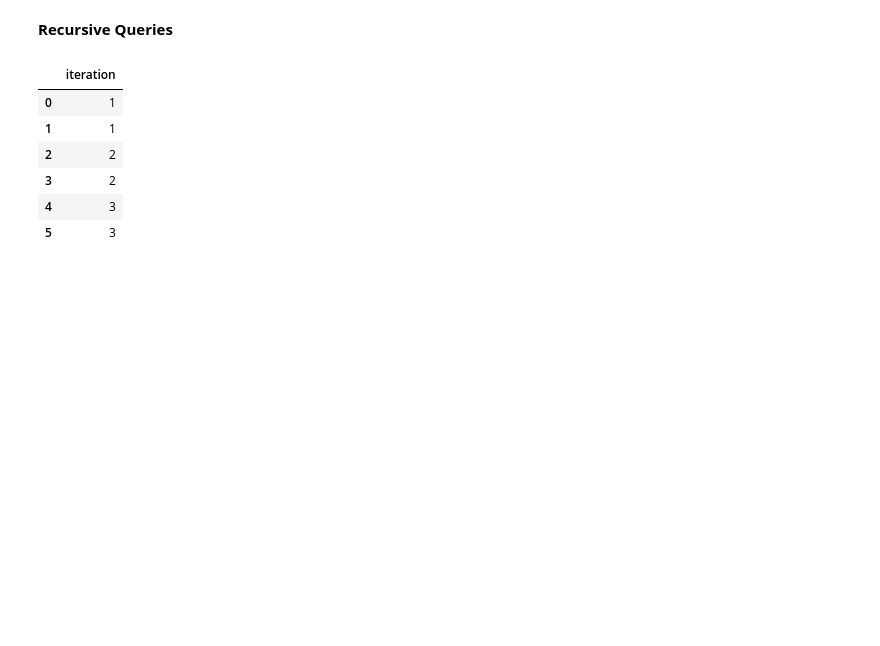
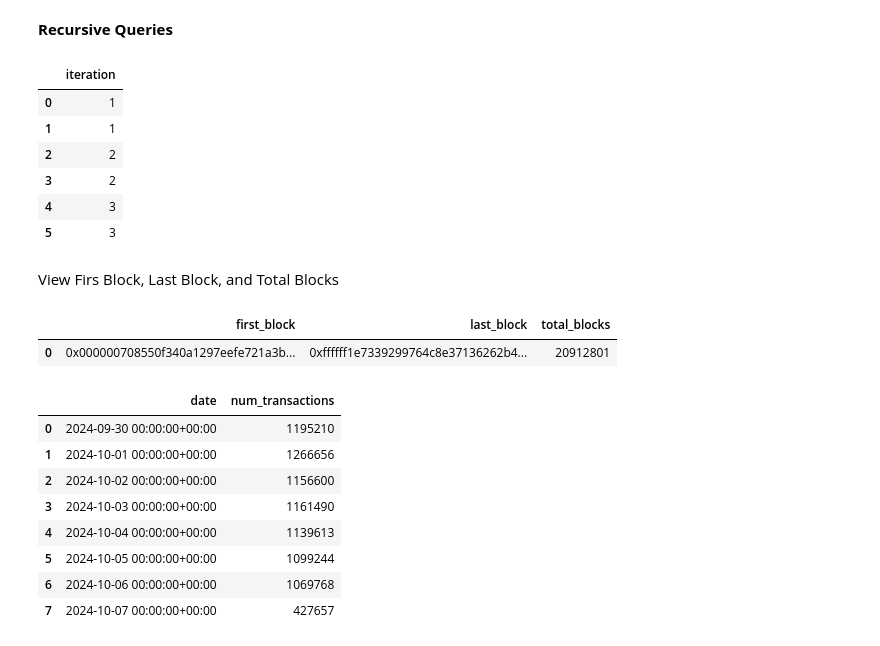
Before and after one commit to loneywalley/DataEngineer, a Jupyter notebook: Day1DataEngineering_I_Dewa_Gede_Ngurah_Bramasta_Darmawan.ipynb, the cells around one changed output. Saved outputs shown, nothing was run; the diff lists cells and outputs as text; code cells hidden in the pictures; blank space fills up the shorter version.

```diff
--- a/Day1DataEngineering_I_Dewa_Gede_Ngurah_Bramasta_Darmawan.ipynb
+++ b/Day1DataEngineering_I_Dewa_Gede_Ngurah_Bramasta_Darmawan.ipynb
@@ -320,3 +320,34 @@ ORDER BY
 | 3 | 2 |
 | 4 | 3 |
 | 5 | 3 |
+# %% [markdown]
+View Firs Block, Last Block, and Total Blocks
+# %%
+%%bigquery --project dataengineer-day1
+SELECT
+  MIN(`hash`) AS first_block,
+  MAX(`hash`) AS last_block,
+  COUNT(timestamp) AS total_blocks
+FROM `bigquery-public-data.crypto_ethereum.blocks`;
+# %% [output]
+|  | first_block | last_block | total_blocks |
+| 0 | 0x000000708550f340a1297eefe721a3b... | 0xffffff1e7339299764c8e37136262b4... | 20912801 |
+# %%
+%%bigquery --project dataengineer-day1
+SELECT
+  TIMESTAMP_TRUNC(block_timestamp, DAY) AS date,
+  COUNT(*) AS num_transactions
+FROM `bigquery-public-data.crypto_ethereum.transactions`
+WHERE TIMESTAMP_TRUNC(block_timestamp, DAY) >= TIMESTAMP_TRUNC(TIMESTAMP_SUB(CURRENT_TIMESTAMP(), INTERVAL 7 DAY), DAY)
+GROUP BY date
+ORDER BY date ASC;
+# %% [output]
+|  | date | num_transactions |
+| 0 | 2024-09-30 00:00:00+00:00 | 1195210 |
+| 1 | 2024-10-01 00:00:00+00:00 | 1266656 |
+| 2 | 2024-10-02 00:00:00+00:00 | 1156600 |
+| 3 | 2024-10-03 00:00:00+00:00 | 1161490 |
+| 4 | 2024-10-04 00:00:00+00:00 | 1139613 |
+| 5 | 2024-10-05 00:00:00+00:00 | 1099244 |
+| 6 | 2024-10-06 00:00:00+00:00 | 1069768 |
+| 7 | 2024-10-07 00:00:00+00:00 | 427657 |
```
